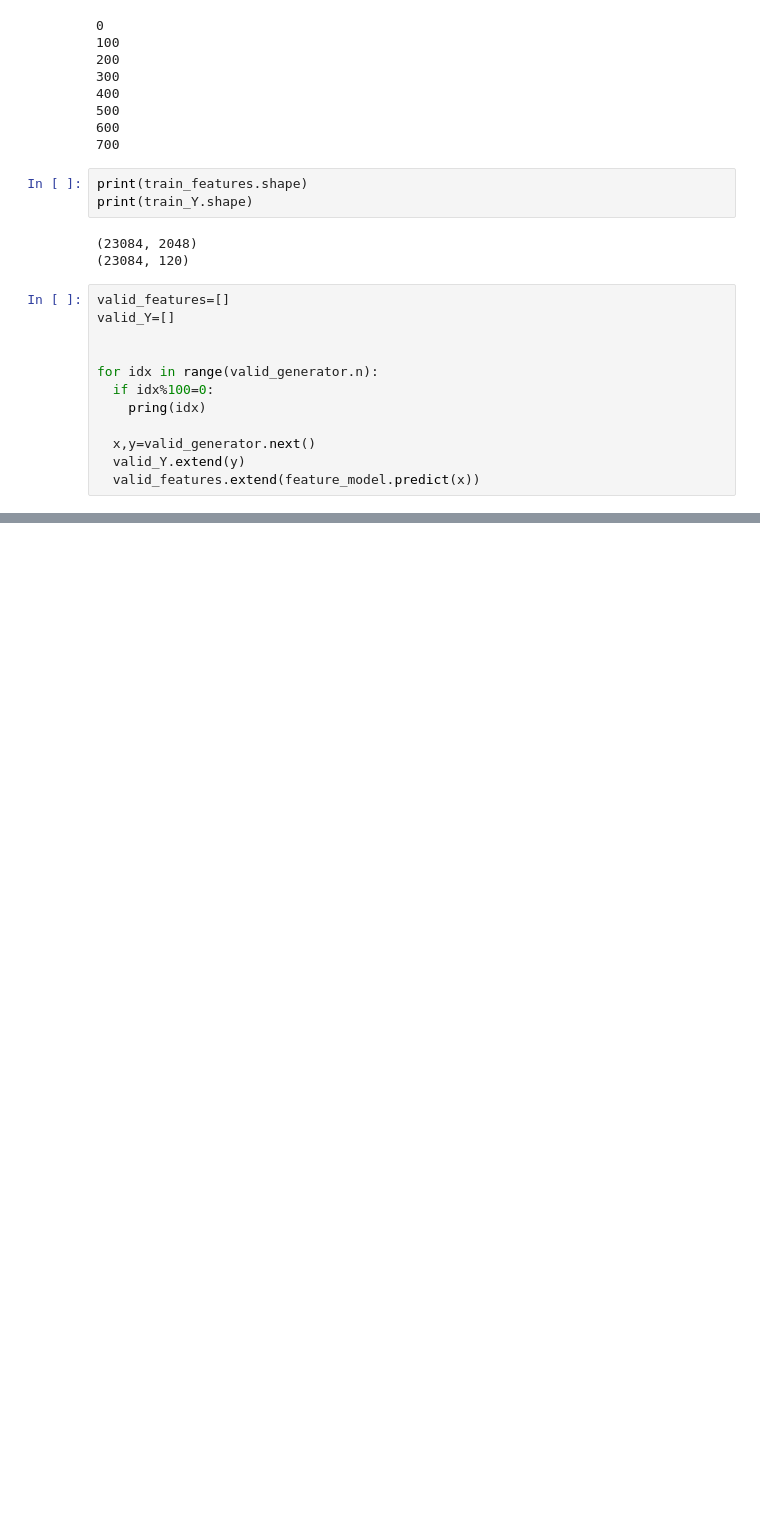
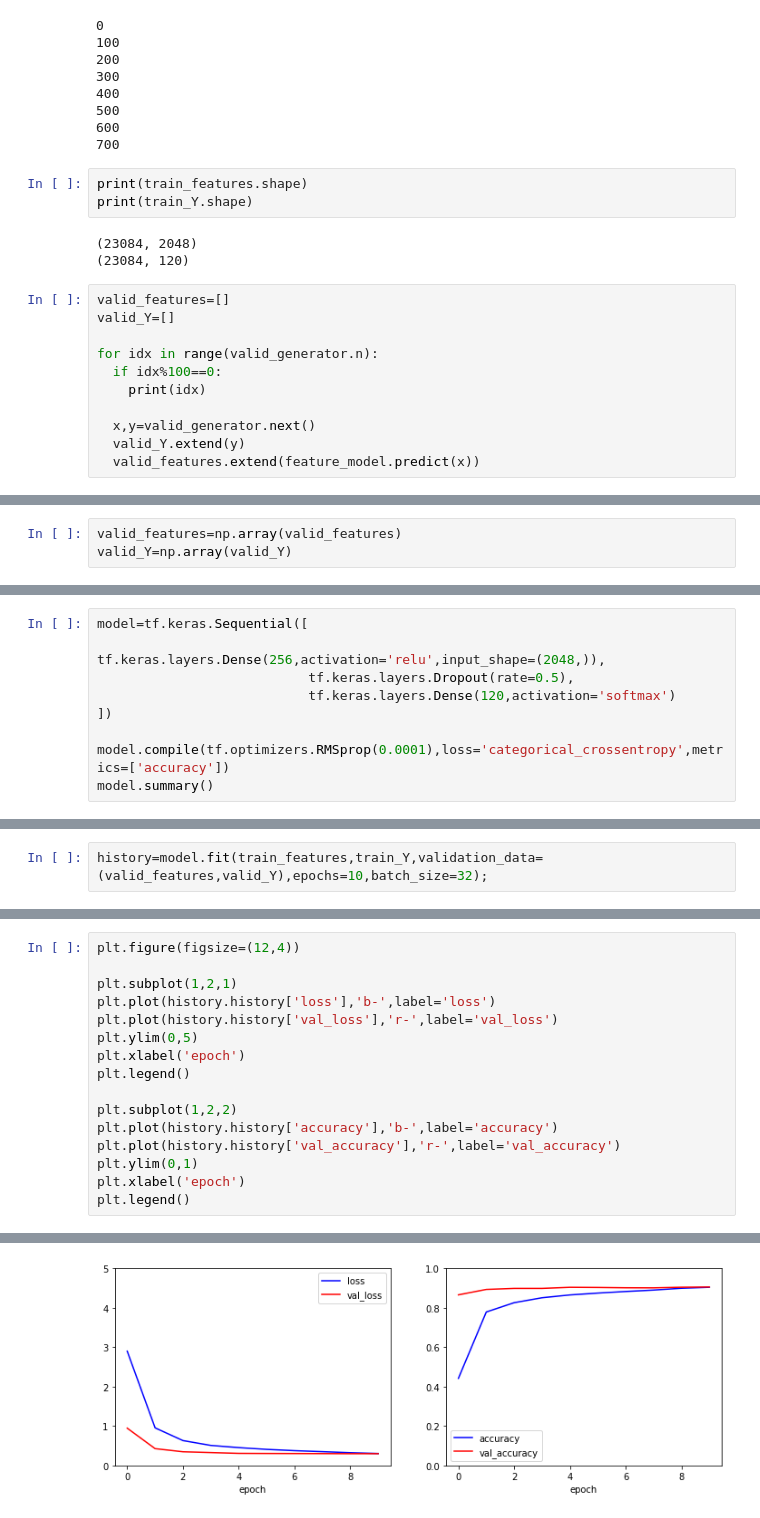
Before and after one commit to somsomdah/Tensorflow2.0, a Jupyter notebook: 8_using_pretrained_models/2_trainsfer_learning.ipynb, the cells around one changed output, grey strips where cells are left out. Cells and saved outputs as stored; diff of their text form; blank space fills up the shorter version.

```diff
--- a/8_using_pretrained_models/2_trainsfer_learning.ipynb
+++ b/8_using_pretrained_models/2_trainsfer_learning.ipynb
@@ -342,10 +337,9 @@ print(train_Y.shape)
 valid_features=[]
 valid_Y=[]
 
-
 for idx in range(valid_generator.n):
-  if idx%100=0:
-    pring(idx)
+  if idx%100==0:
+    print(idx)
 
   x,y=valid_generator.next()
   valid_Y.extend(y)
@@ -352,0 +365,3 @@ for idx in range(valid_generator.n):
+# %%
+valid_features=np.array(valid_features)
+valid_Y=np.array(valid_Y)
@@ -352,0 +372,9 @@ for idx in range(valid_generator.n):
+# %%
+model=tf.keras.Sequential([
+                           tf.keras.layers.Dense(256,activation='relu',input_shape=(2048,)),
+                           tf.keras.layers.Dropout(rate=0.5),
+                           tf.keras.layers.Dense(120,activation='softmax')
+])
+
+model.compile(tf.optimizers.RMSprop(0.0001),loss='categorical_crossentropy',metrics=['accuracy'])
+model.summary()
@@ -352,0 +396,2 @@ for idx in range(valid_generator.n):
+# %%
+history=model.fit(train_features,train_Y,validation_data=(valid_features,valid_Y),epochs=10,batch_size=32);
@@ -352,0 +416,17 @@ for idx in range(valid_generator.n):
+# %%
+plt.figure(figsize=(12,4))
+
+plt.subplot(1,2,1)
+plt.plot(history.history['loss'],'b-',label='loss')
+plt.plot(history.history['val_loss'],'r-',label='val_loss')
+plt.ylim(0,5)
+plt.xlabel('epoch')
+plt.legend()
+
+plt.subplot(1,2,2)
+plt.plot(history.history['accuracy'],'b-',label='accuracy')
+plt.plot(history.history['val_accuracy'],'r-',label='val_accuracy')
+plt.ylim(0,1)
+plt.xlabel('epoch')
+plt.legend()
+# %% [output]
@@ -352,0 +434 @@ for idx in range(valid_generator.n):
+[figure, added]
```
Also changed, not shown: parts of 23 cells of this notebook.
